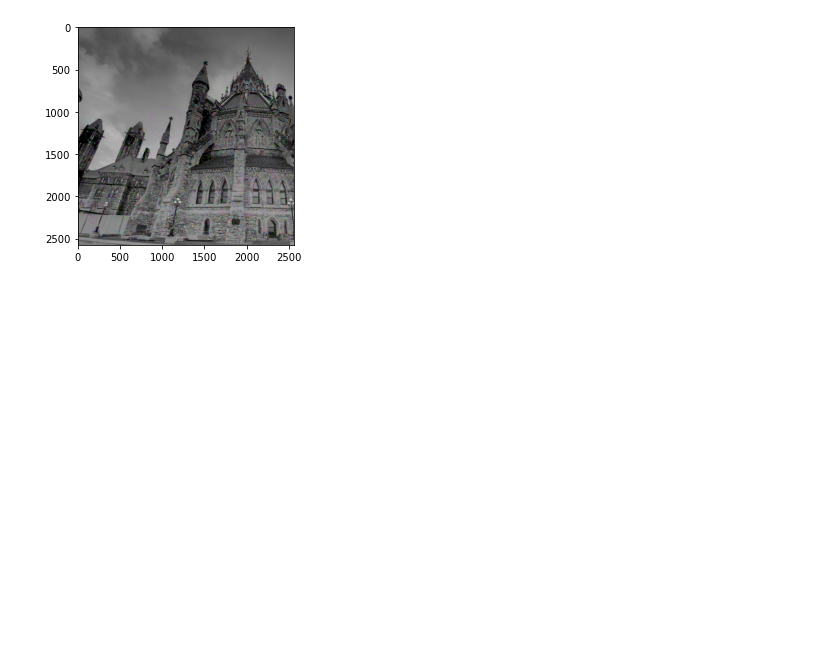
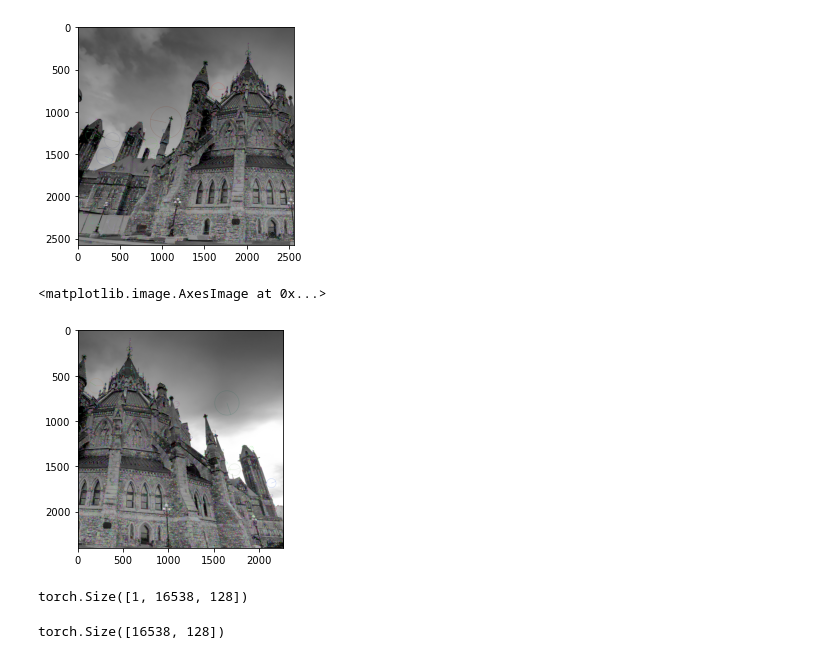
Before and after one commit to jimmyle888/cvlab, a Jupyter notebook: Project 3/A3_script.ipynb, the cells around one changed output. Drawn from its saved outputs; the diff is of its cells as text; code cells hidden in the pictures; blank space fills up the shorter version.

Commit message:
A3 updated
-Frogs are not real
-Implemented SIFT
-Implemented feature matching in OpenCV and kornia
-Thresholding

```diff
--- a/Project 3/A3_script.ipynb
+++ b/Project 3/A3_script.ipynb
@@ -102,3 +102,12 @@ plt.imshow(img)
 # %% [output]
 <matplotlib.image.AxesImage at 0x...>
 [figure]
+# %%
+kp_r, des_r = sift.detectAndCompute(imgRight_gr,None)
+# %%
+img=cv2.drawKeypoints(imgRight_gr,kp_r,imgRight,flags=cv2.DRAW_MATCHES_FLAGS_DRAW_RICH_KEYPOINTS)
+#cv2.imwrite('sift_keypoints.jpg',img)
+plt.imshow(img)
+# %% [output]
+<matplotlib.image.AxesImage at 0x...>
+[figure, added]
@@ -104,0 +116,4 @@ plt.imshow(img)
+# %%
+des_l_k.shape
+# %% [output]
+torch.Size([1, 16538, 128])
@@ -104,0 +122,4 @@ plt.imshow(img)
+# %%
+des_l_k.shape
+# %% [output]
+torch.Size([16538, 128])
```
Also changed, not shown: parts of 9 cells of this notebook.
